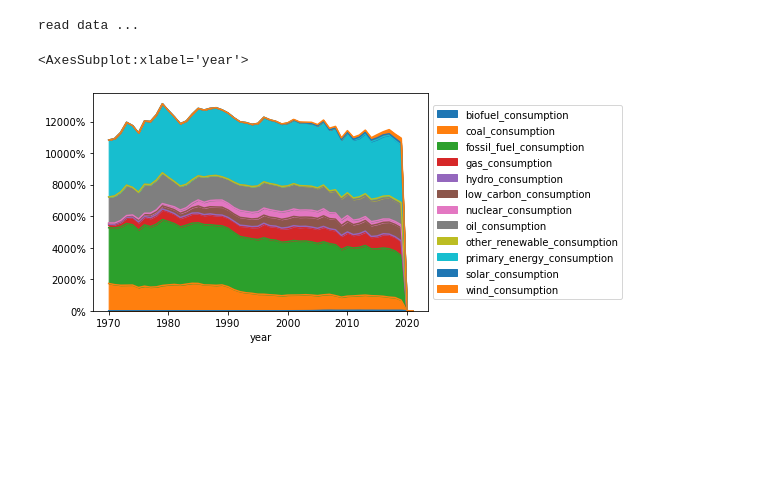
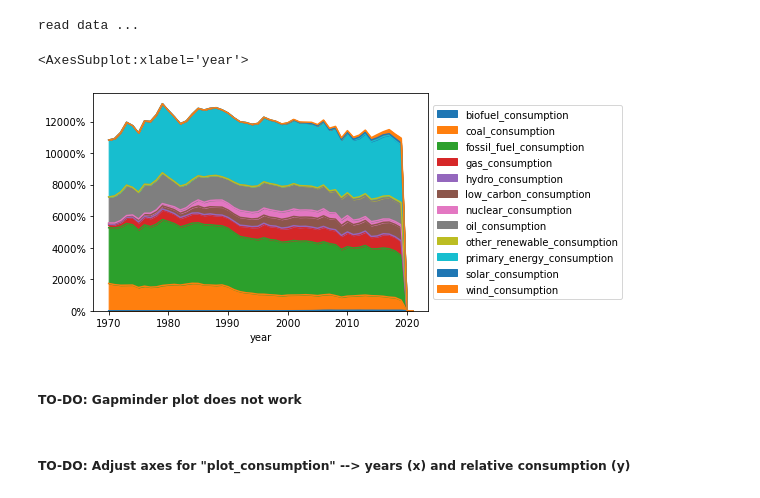
Before and after one commit to NMCharalampos/Group_09, a Jupyter notebook: Showcase Notebook Energy Consumption.ipynb, the cells around one changed output. Saved outputs shown, nothing was run; the diff lists cells and outputs as text; code cells hidden in the pictures; blank space fills up the shorter version.

Commit message:
*plotted data, wrote storyline, included To-Dos*

```diff
--- a/Showcase Notebook Energy Consumption.ipynb
+++ b/Showcase Notebook Energy Consumption.ipynb
@@ -1,11 +1,22 @@
+# %%
+import os
+from typing import List
+import matplotlib
+from matplotlib import pyplot as plt
+import matplotlib.ticker as mtick
+import requests
+import pandas as pd
+import seaborn as sns
+import numpy as np
+
+DATA_URL = "https://raw.githubusercontent.com/owid/energy-data/master/owid-energy-data.csv"
+DIRECTORY = os.path.join('downloads', 'Consumption.csv')
+# %% [output]
+read data ...
+<AxesSubplot:xlabel='year'>
+[figure, added]
 # %%
 import data_handler as dh
 
 item = dh.DataHandler()
-
 item.load_data()
-item.plot_consumption("Germany")
-# %% [output]
-read data ...
-<AxesSubplot:xlabel='year'>
-[figure, removed]
@@ -11,0 +25,2 @@ read data ...
+# %% [markdown]
+##### TO-DO: Gapminder plot does not work
@@ -11,0 +31,2 @@ read data ...
+# %% [markdown]
+##### TO-DO: Adjust axes for "plot_consumption" --> years (x) and relative consumption (y)
```
Also changed, not shown: parts of 8 cells of this notebook.
